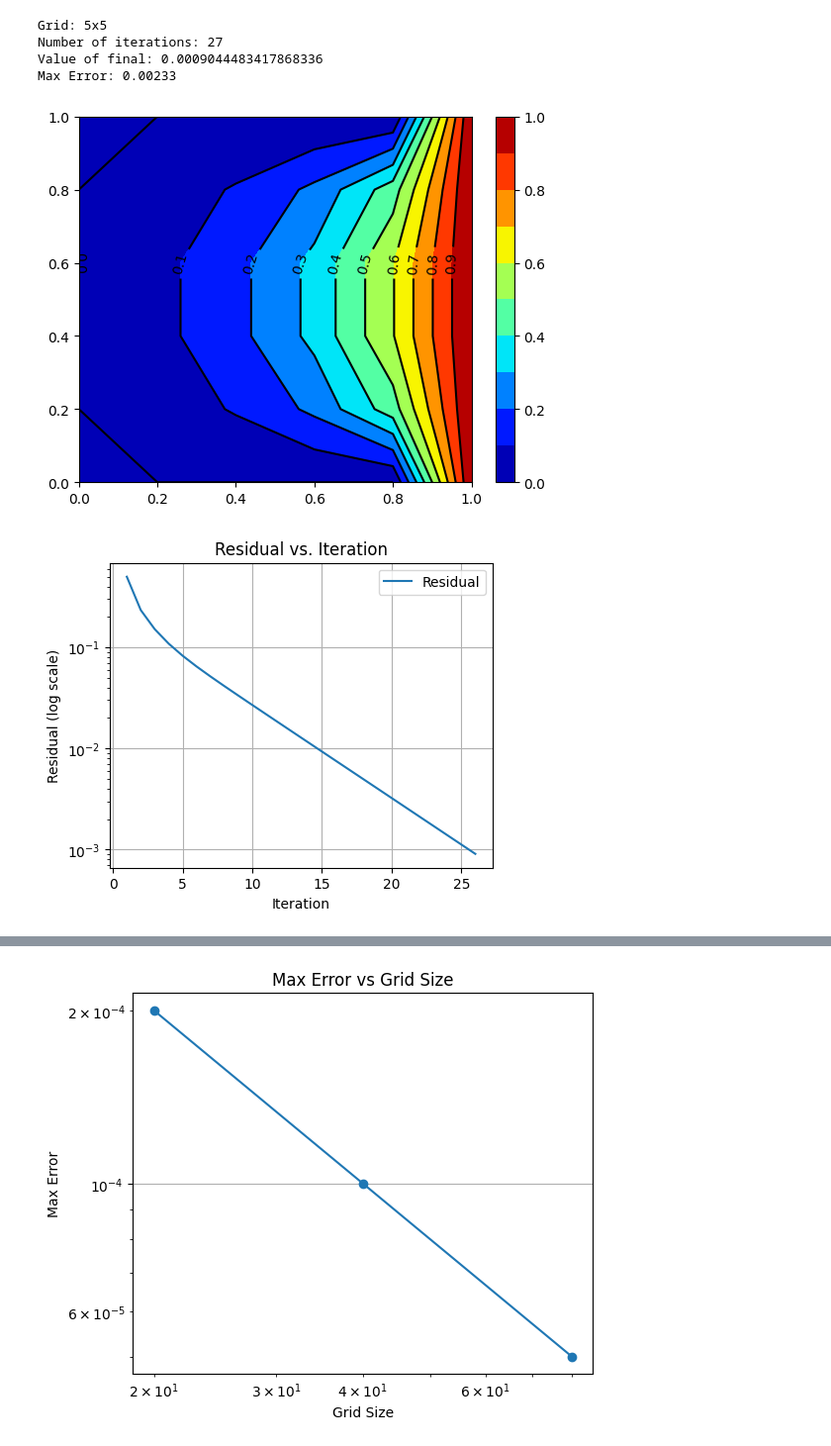
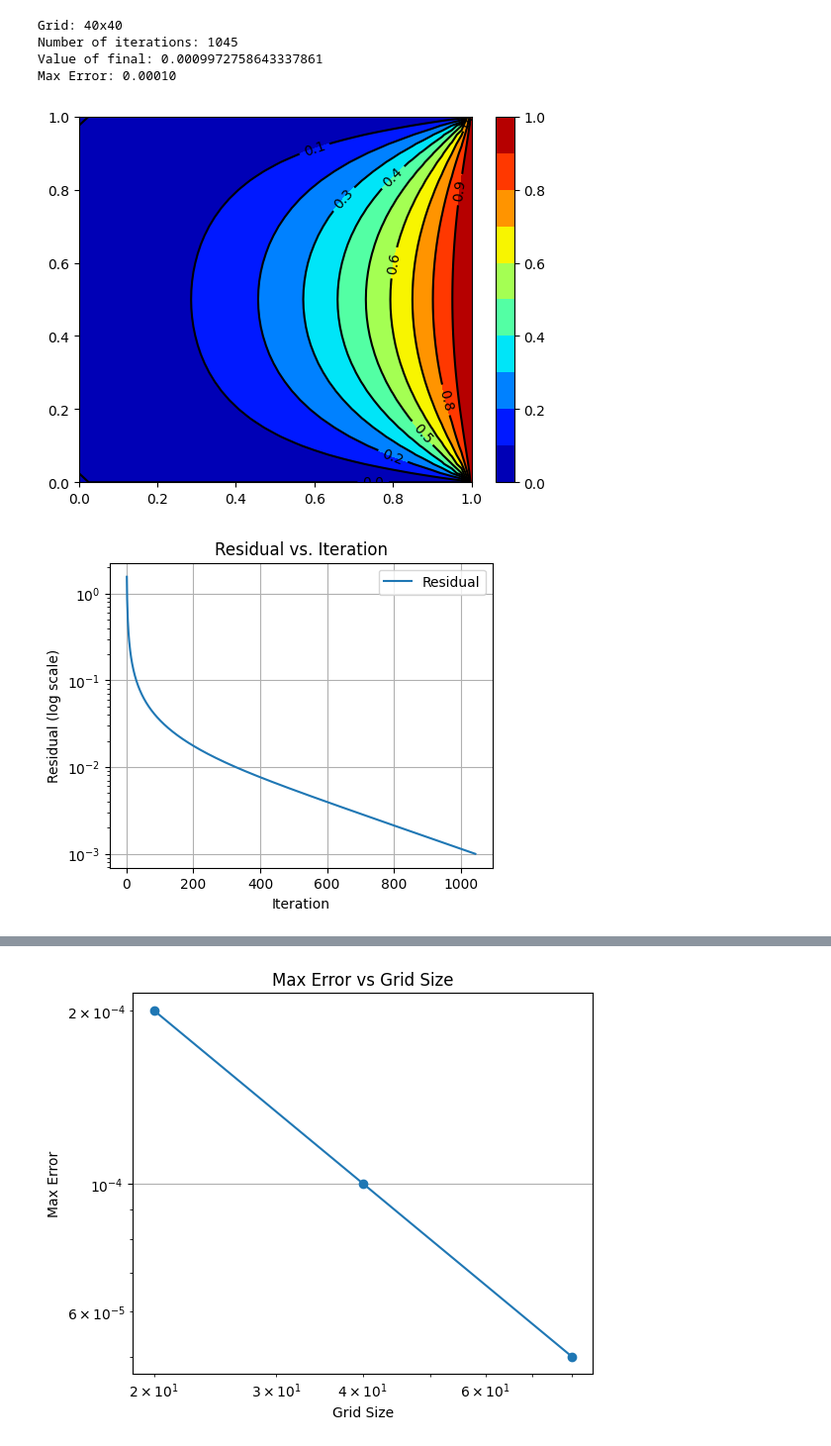
Before and after one commit to wang201156/CFD_program, a Jupyter notebook: gauss_seidal.ipynb, the cells around one changed output, grey strips where cells are left out. Shown: that part at 99% size. Drawn from its saved outputs; the diff is of its cells as text; code cells hidden in the pictures.

```diff
--- a/gauss_seidal.ipynb
+++ b/gauss_seidal.ipynb
@@ -6,7 +6,7 @@ import matplotlib.pyplot as plt
 
 
 # 設定網格參數
-nx, ny = 6, 6
+nx, ny = 41, 41
 xmax, xmin = 1.0, 0.0
 ymax, ymin = 1.0, 0.0
 tol = 1e-3
@@ -81,36 +81,36 @@ for i in range(1, nx - 1):
             nu_th_error=np.abs(T[i,j] - TEMP[i,j])
 max_error=np.max(nu_th_error)
 
 #=======================================================================================
 #Show results
 
 #Simulation stats
 print(f'Grid: {nx-1}x{ny-1}')
 print('Number of iterations:', count)
 print('Value of final:', error)
 print(f'Max Error: {max_error:.5f}')
 
 # Result Plotting (Temperature contour plot)
 plt.figure(3, dpi=100)
 cp1 = plt.contourf(X, Y, T, 10, cmap='jet')
 plt.colorbar()
 cp1 = plt.contour(X, Y, T, 10, colors='k')
 plt.clabel(cp1, inline=True, fontsize=10)
 plt.show()
 
 # residual plot
 plt.figure(figsize=(5, 4))
 plt.semilogy(range(1, len(residuals) + 1), residuals, label="Residual")
 plt.xlabel("Iteration")
 plt.ylabel("Residual (log scale)")
 plt.title("Residual vs. Iteration")
 plt.legend()
 plt.grid()
 plt.show()
 # %% [output]
-Grid: 5x5
-Number of iterations: 27
-Value of final: 0.0009044483417868336
-Max Error: 0.00233
+Grid: 40x40
+Number of iterations: 1045
+Value of final: 0.0009972758643337861
+Max Error: 0.00010
-[figure, old version]
+[figure, new version]
-[figure, old version]
+[figure, new version]
```
Also changed, not shown: parts of 3 cells of this notebook.
